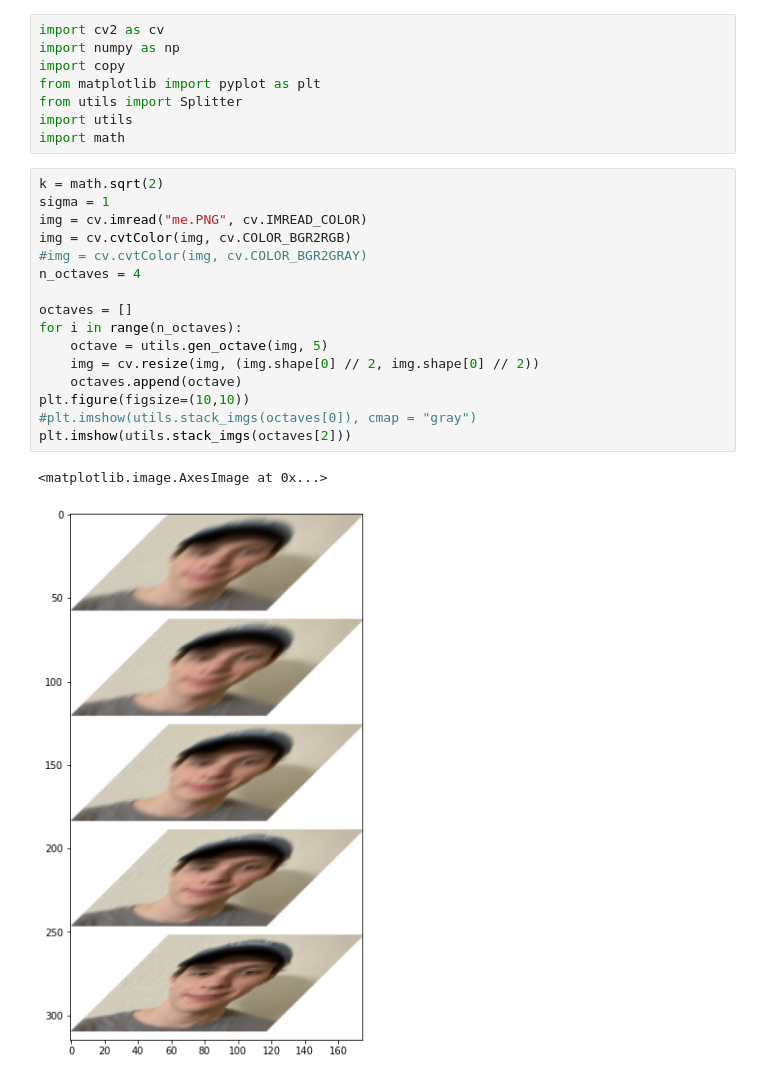
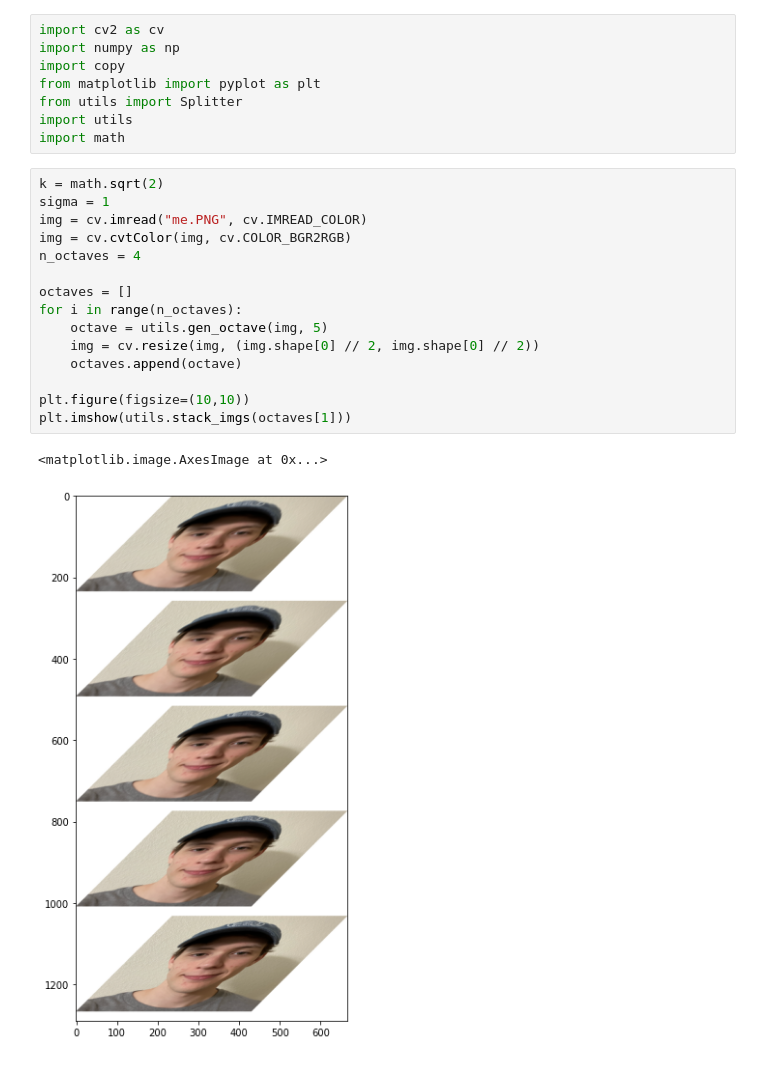
Before and after one commit to WTS012201/CompVis, a Jupyter notebook: ImageStitching/sift.ipynb, the cells around one changed output. Drawn from its saved outputs; the diff is of its cells as text.

```diff
--- a/ImageStitching/sift.ipynb
+++ b/ImageStitching/sift.ipynb
@@ -11,20 +11,19 @@ import math
 # %%
 k = math.sqrt(2)
 sigma = 1
 img = cv.imread("me.PNG", cv.IMREAD_COLOR)
 img = cv.cvtColor(img, cv.COLOR_BGR2RGB)
-#img = cv.cvtColor(img, cv.COLOR_BGR2GRAY)
 n_octaves = 4
 
 octaves = []
 for i in range(n_octaves):
     octave = utils.gen_octave(img, 5)
     img = cv.resize(img, (img.shape[0] // 2, img.shape[0] // 2))
     octaves.append(octave)
+
 plt.figure(figsize=(10,10))
-#plt.imshow(utils.stack_imgs(octaves[0]), cmap = "gray")
-plt.imshow(utils.stack_imgs(octaves[2]))
+plt.imshow(utils.stack_imgs(octaves[1]))
 # %% [output]
 <matplotlib.image.AxesImage at 0x...>
-[figure, old version]
+[figure, new version]
 # %%
```
Also changed, not shown: parts of 8 cells of this notebook, 6 other files.
